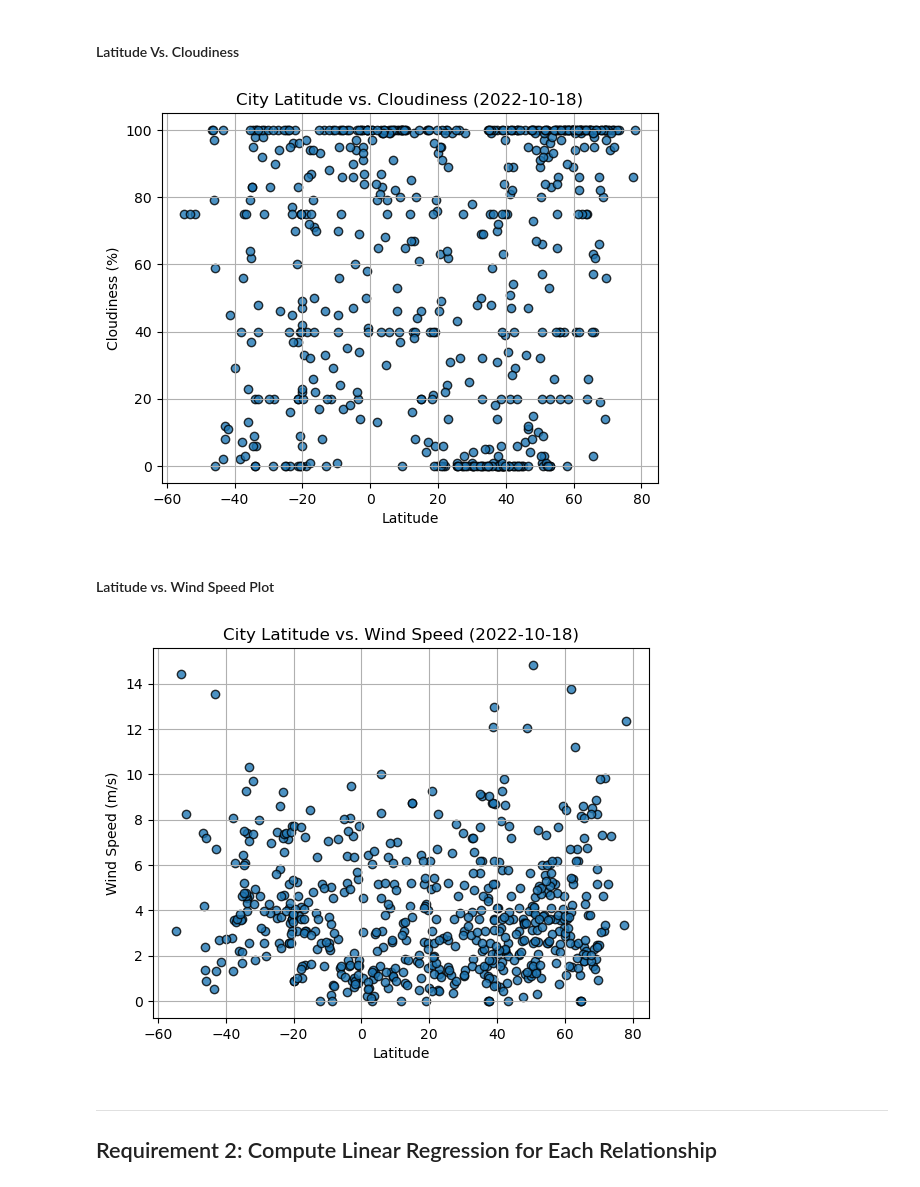
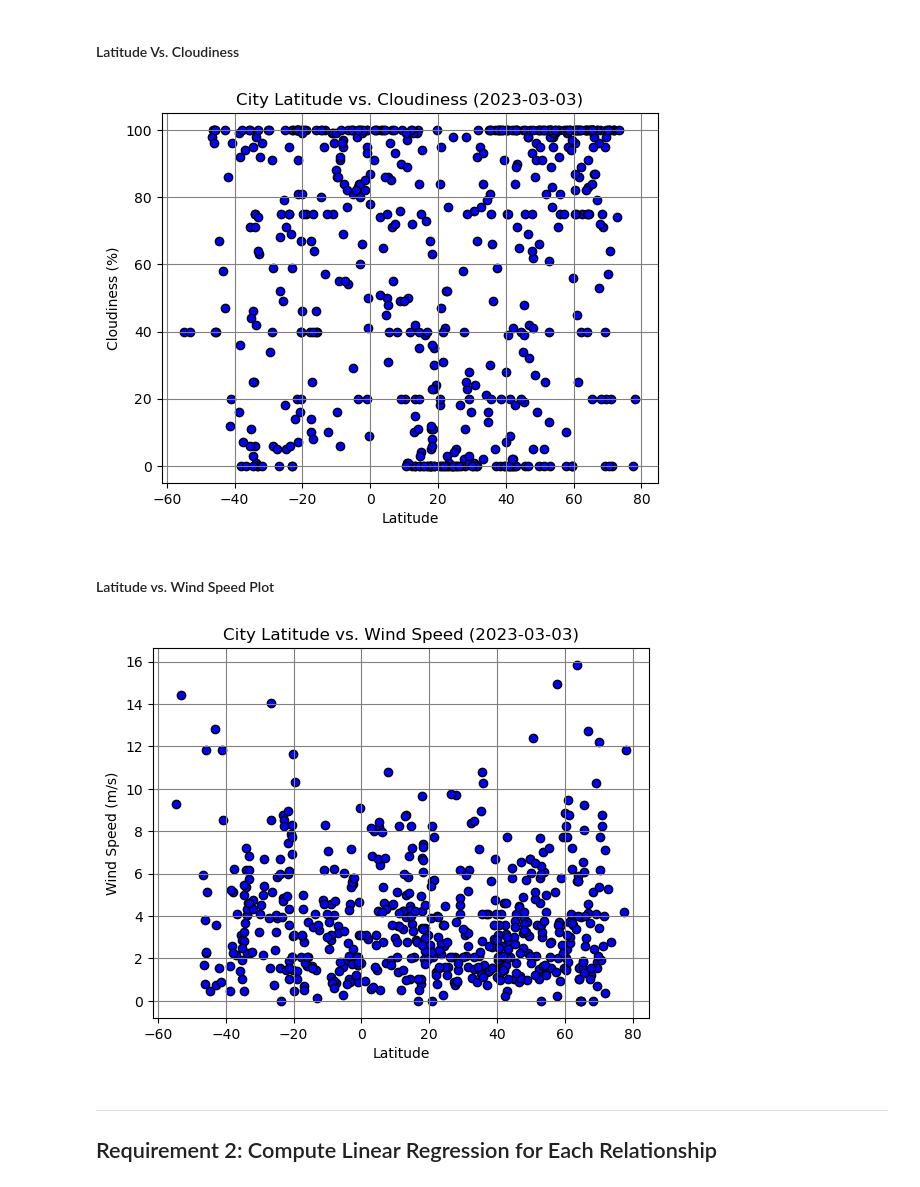
Before and after one commit to spmims/python-api-challenge, a Jupyter notebook: WeatherPy/starter_code/WeatherPy.ipynb, the cells around one changed output. Drawn from its saved outputs; the diff is of its cells as text; code cells hidden in the pictures.

```diff
--- a/WeatherPy/starter_code/WeatherPy.ipynb
+++ b/WeatherPy/starter_code/WeatherPy.ipynb
@@ -225,34 +228,40 @@ plt.show()
 #### Latitude Vs. Cloudiness
 # %%
 # Build the scatter plots for latitude vs. cloudiness
-# YOUR CODE HERE
+plt.scatter(city_data_df["Lat"], city_data_df["Cloudiness"], edgecolors = "black", facecolors = "blue")
 
 # Incorporate the other graph properties
-# YOUR CODE HERE
+plt.title("City Latitude vs. Cloudiness (2023-03-03)")
+plt.xlabel("Latitude")
+plt.ylabel("Cloudiness (%)")
+plt.grid(b = True, which = "major", axis = "both", linestyle = "-", color = "grey")
 
 # Save the figure
-plt.savefig("output_data/Fig3.png")
+plt.savefig(r"C:\Users\steph\Desktop\Data Analytics and Visualization\python-api-challenge\python-api-challenge\WeatherPy\output_data\Fig3.png")
 
 # Show plot
 plt.show()
 # %% [output]
-[figure, old version]
+[figure, new version]
 # %% [markdown]
 #### Latitude vs. Wind Speed Plot
 # %%
 # Build the scatter plots for latitude vs. wind speed
-# YOUR CODE HERE
+plt.scatter(city_data_df["Lat"], city_data_df["Wind Speed"], edgecolors = "black", facecolors = "blue")
 
 # Incorporate the other graph properties
-# YOUR CODE HERE
+plt.title("City Latitude vs. Wind Speed (2023-03-03)")
+plt.xlabel("Latitude")
+plt.ylabel("Wind Speed (m/s)")
+plt.grid(b = True, which = "major", axis = "both", linestyle = "-", color = "grey")
 
 # Save the figure
-plt.savefig("output_data/Fig4.png")
+plt.savefig(r"C:\Users\steph\Desktop\Data Analytics and Visualization\python-api-challenge\python-api-challenge\WeatherPy\output_data\Fig4.png")
 
 # Show plot
 plt.show()
 # %% [output]
-[figure, old version]
+[figure, new version]
 # %% [markdown]
 ---
 
```
Also changed, not shown: parts of 1 cell of this notebook, 3 other files.
